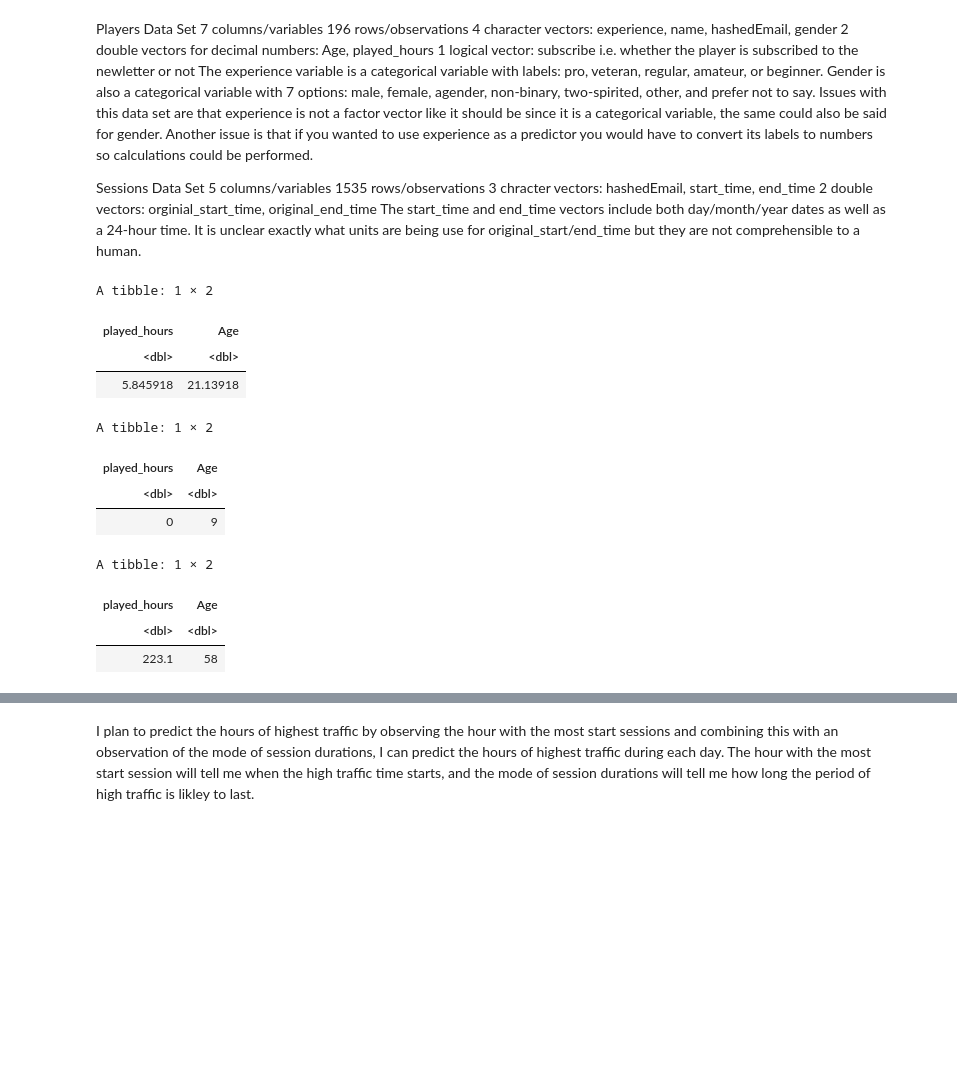
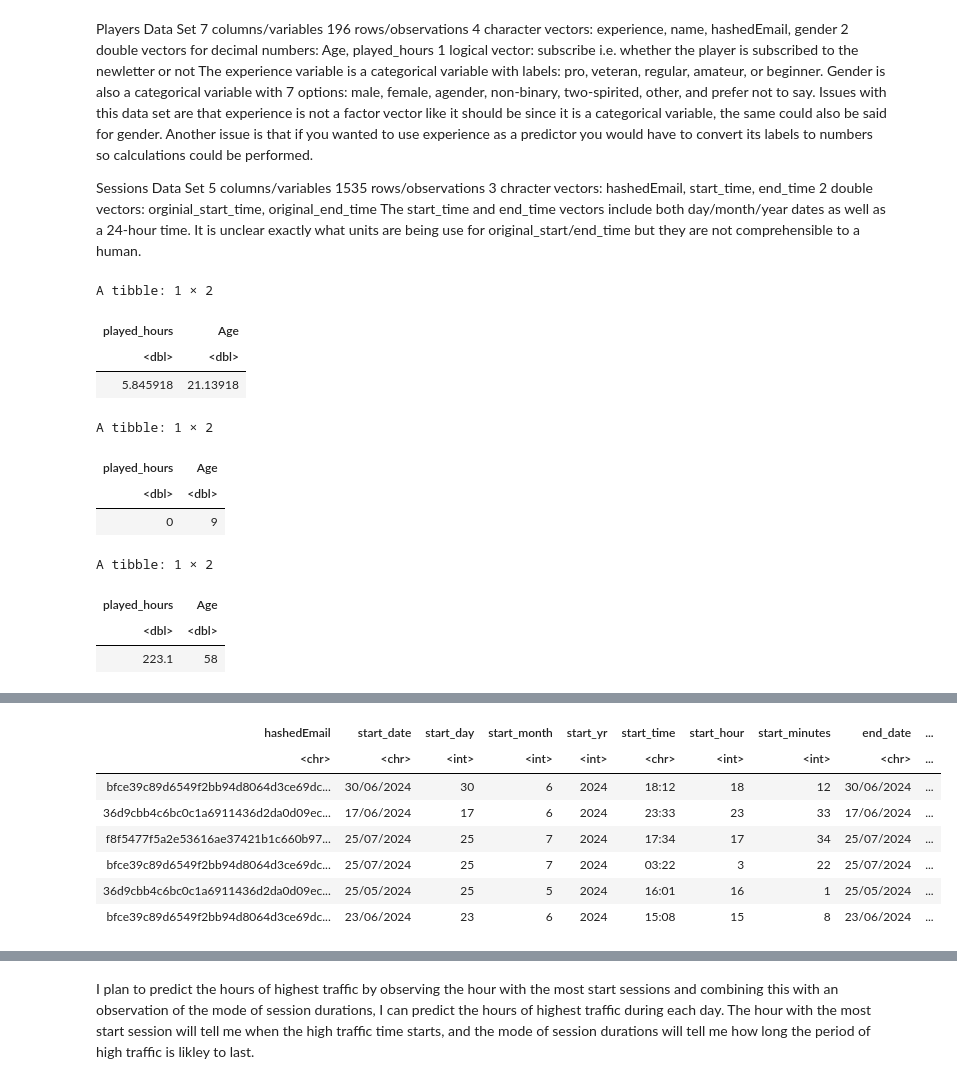
Before and after one commit to camillesnyder/Individual-Planning-for-Project, a Jupyter notebook: project_plan_008_19.ipynb, the cells around one changed output, grey strips where cells are left out. Saved outputs shown, nothing was run; the diff lists cells and outputs as text; code cells hidden in the pictures; blank space fills up the shorter version.

```diff
--- a/project_plan_008_19.ipynb
+++ b/project_plan_008_19.ipynb
@@ -99,47 +99,45 @@ players_max
 #not wrangling the end_time column because I won't be using it
 #make it a space separated files in text editor using replace  use read delim
  sessions_wrang <- sessions_data |>
-    strsplit( as.character(sessions_data$start_time), '/s ')|>
-    strsplit( as.character(sessions_data$end_time), '/s ')#|>
-    # rename()|>#rename new columns to start_date,start_time,end_date,end_time
-    # # separate(col = start_time,
-    # #          c( "start_date", "start_time"),
-    # #          sep = " ",
-    # #          remove = FALSE,
-    # #          convert = TRUE)|>
-    # separate(col= start_date,
-    #          c( "start_day", "start_month", "start_yr"),
-    #          sep = "/",
-    #          remove = FALSE,
-    #          convert = TRUE)|>
-    # separate(col= end_date,
-    #          c( "end_day", "end_month", "end_yr"),
-    #          sep = "/",
-    #          remove = FALSE,
-    #          convert = TRUE)|>
-    # separate(col = start_time,
-    #          c( "start_hour", "start_minutes"),
-    #         sep = ":",
-    #          remove = FALSE,
-    #         convert = TRUE)|>
-    # separate(col = end_time,
-    #          c( "end_hour", "end_minutes"),
-    #         sep = ":",
-    #          remove = FALSE,
-    #         convert = TRUE)|>
-    # mutate( decimal_start_minutes = start_minutes/60 )|>
-    # mutate(decimal_start_hr = decimal_start_minutes + start_hour)|>
-    # mutate( decimal_end_minutes = end_minutes/60 )|>
-    # mutate(decimal_end_hr = decimal_end_minutes + end_hour)|>
-    # mutate(duration_hrs = decimal_end_hr - decimal_start_hr)
+    separate_wider_delim( cols = start_time,
+                         delim = " ",
+                         names = c("start_date", "start_time"))|>
+    separate_wider_delim( cols = end_time,
+                         delim = " ",
+                         names = c("end_date", "end_time"))|>
+    separate(col= start_date,
+             c( "start_day", "start_month", "start_yr"),
+             sep = "/",
+             remove = FALSE,
+             convert = TRUE)|>
+    separate(col= end_date,
+             c( "end_day", "end_month", "end_yr"),
+             sep = "/",
+             remove = FALSE,
+             convert = TRUE)|>
+    separate(col = start_time,
+             c( "start_hour", "start_minutes"),
+            sep = ":",
+             remove = FALSE,
+            convert = TRUE)|>
+    separate(col = end_time,
+             c( "end_hour", "end_minutes"),
+            sep = ":",
+             remove = FALSE,
+            convert = TRUE)|>
+    mutate( decimal_start_minutes = start_minutes/60 )|>
+    mutate(decimal_start_hr = decimal_start_minutes + start_hour)|>
+    mutate( decimal_end_minutes = end_minutes/60 )|>
+    mutate(decimal_end_hr = decimal_end_minutes + end_hour)|>
+    mutate(duration_hrs = decimal_end_hr - decimal_start_hr)
 
-sessions_wrang
+head(sessions_wrang)
 
-# sessions_avgs<- sessions_wrang|>
-#     select(start_yr, start_month, start_day, decimal_start_hr, original_start_time, original_end_time, end_yr, end_month, end_day, decimal_end_hr, duration_hrs)
-#     map_dfr(mean, na.rm = TRUE)
+sessions_avgs<- sessions_wrang|>
+    select(start_yr, start_month, start_day, decimal_start_hr, original_start_time, original_end_time, end_yr, end_month, end_day, decimal_end_hr, duration_hrs)
+    map_dfr(mean, na.rm = TRUE)
 
-# sessions_avgs
+sessions_avgs
 # %% [output]
 A tibble: 1 × 2
 | played_hours | Age |
@@ -156,0 +155,8 @@ ERROR: Error in strsplit(sessions_data, as.character(sessions_data$start_time),
+| hashedEmail | start_date | start_day | start_month | start_yr | start_time | start_hour | start_minutes | end_date | ... |
+| <chr> | <chr> | <int> | <int> | <int> | <chr> | <int> | <int> | <chr> | ... |
+| bfce39c89d6549f2bb94d8064d3ce69dc... | 30/06/2024 | 30 | 6 | 2024 | 18:12 | 18 | 12 | 30/06/2024 | ... |
+| 36d9cbb4c6bc0c1a6911436d2da0d09ec... | 17/06/2024 | 17 | 6 | 2024 | 23:33 | 23 | 33 | 17/06/2024 | ... |
+| f8f5477f5a2e53616ae37421b1c660b97... | 25/07/2024 | 25 | 7 | 2024 | 17:34 | 17 | 34 | 25/07/2024 | ... |
+| bfce39c89d6549f2bb94d8064d3ce69dc... | 25/07/2024 | 25 | 7 | 2024 | 03:22 | 3 | 22 | 25/07/2024 | ... |
+| 36d9cbb4c6bc0c1a6911436d2da0d09ec... | 25/05/2024 | 25 | 5 | 2024 | 16:01 | 16 | 1 | 25/05/2024 | ... |
+| bfce39c89d6549f2bb94d8064d3ce69dc... | 23/06/2024 | 23 | 6 | 2024 | 15:08 | 15 | 8 | 23/06/2024 | ... |
```
Also changed, not shown: parts of 3 cells of this notebook.
